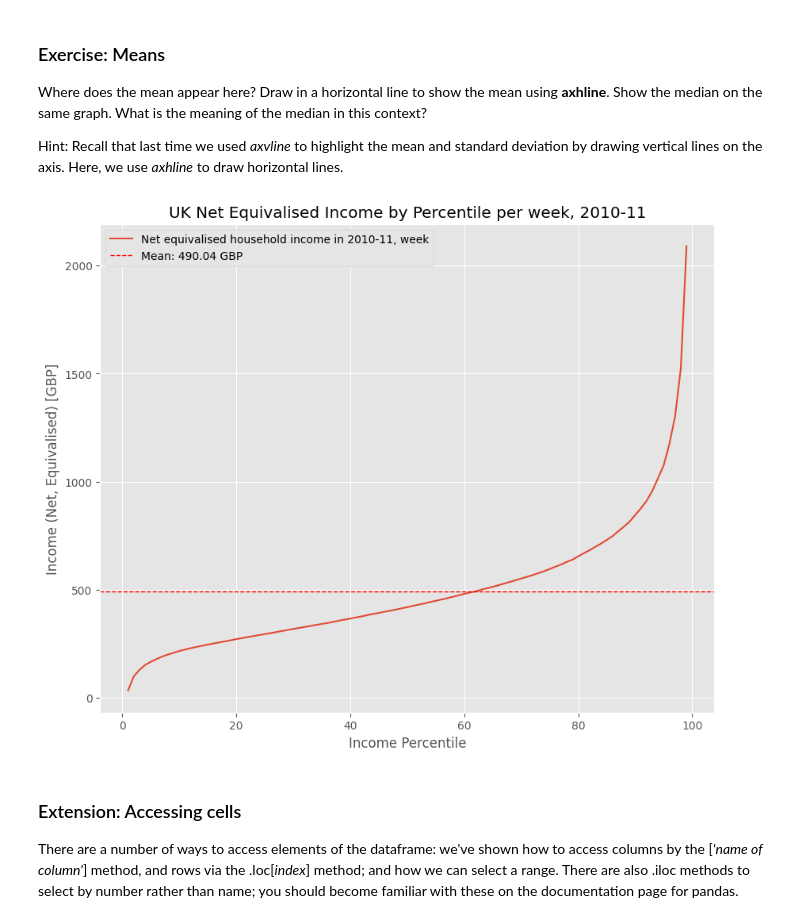
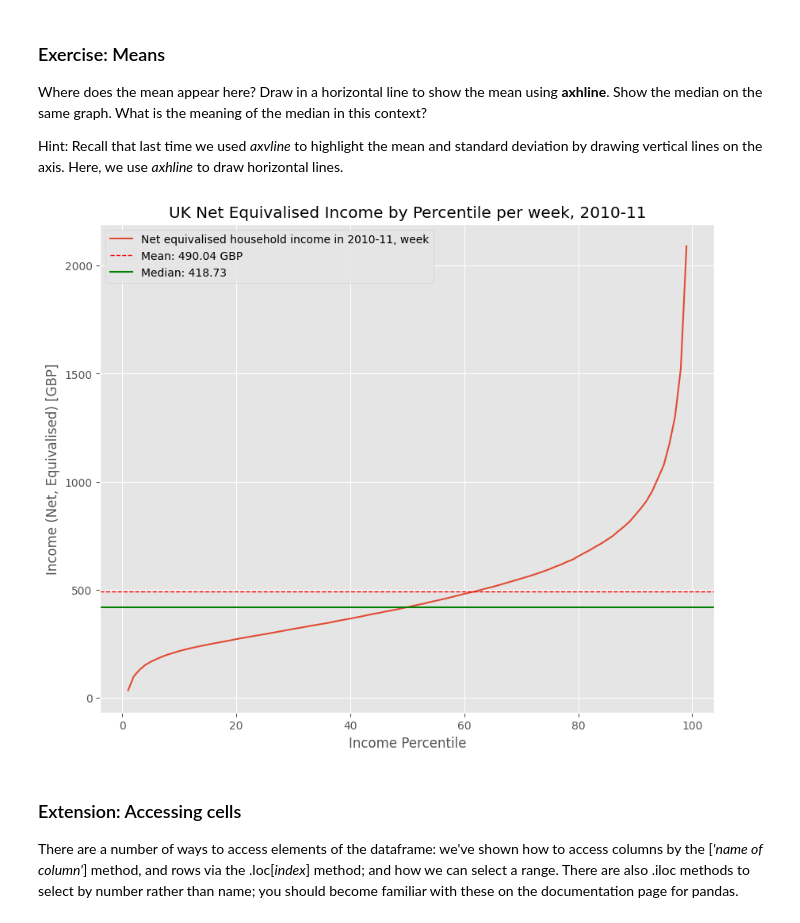
Before and after one commit to Lesiazhou/QM2, a Jupyter notebook: notebooks/W02. Pandas.ipynb, the cells around one changed output. Cells and saved outputs as stored; diff of their text form; code cells hidden in the pictures.

```diff
--- a/notebooks/W02. Pandas.ipynb
+++ b/notebooks/W02. Pandas.ipynb
@@ -226,20 +248,22 @@ Hint: Recall that last time we used *axvline* to highlight the mean and standard
 # %%
 data = income['Net equivalised household income in 2010-11, week']
 
 mean_value = data.mean()
+median_value=data.median()
 
 data.plot()
 plt.title('UK Net Equivalised Income by Percentile per week, 2010-11')
 plt.xlabel('Income Percentile')
 plt.ylabel('Income (Net, Equivalised) [GBP]')
 
 plt.axhline(mean_value, color='red', linestyle='--', linewidth=1, label=f'Mean: {mean_value:.2f} GBP')
+plt.axhline(median_value, color='green', linestyle='-', label=f'Median: {median_value:.2f}')
 
 plt.legend()
 
 plt.show()
 # %% [output]
-[figure, old version]
+[figure, new version]
 # %% [markdown]
 ### Extension: Accessing cells
 
```
Also changed, not shown: parts of 13 cells of this notebook.
